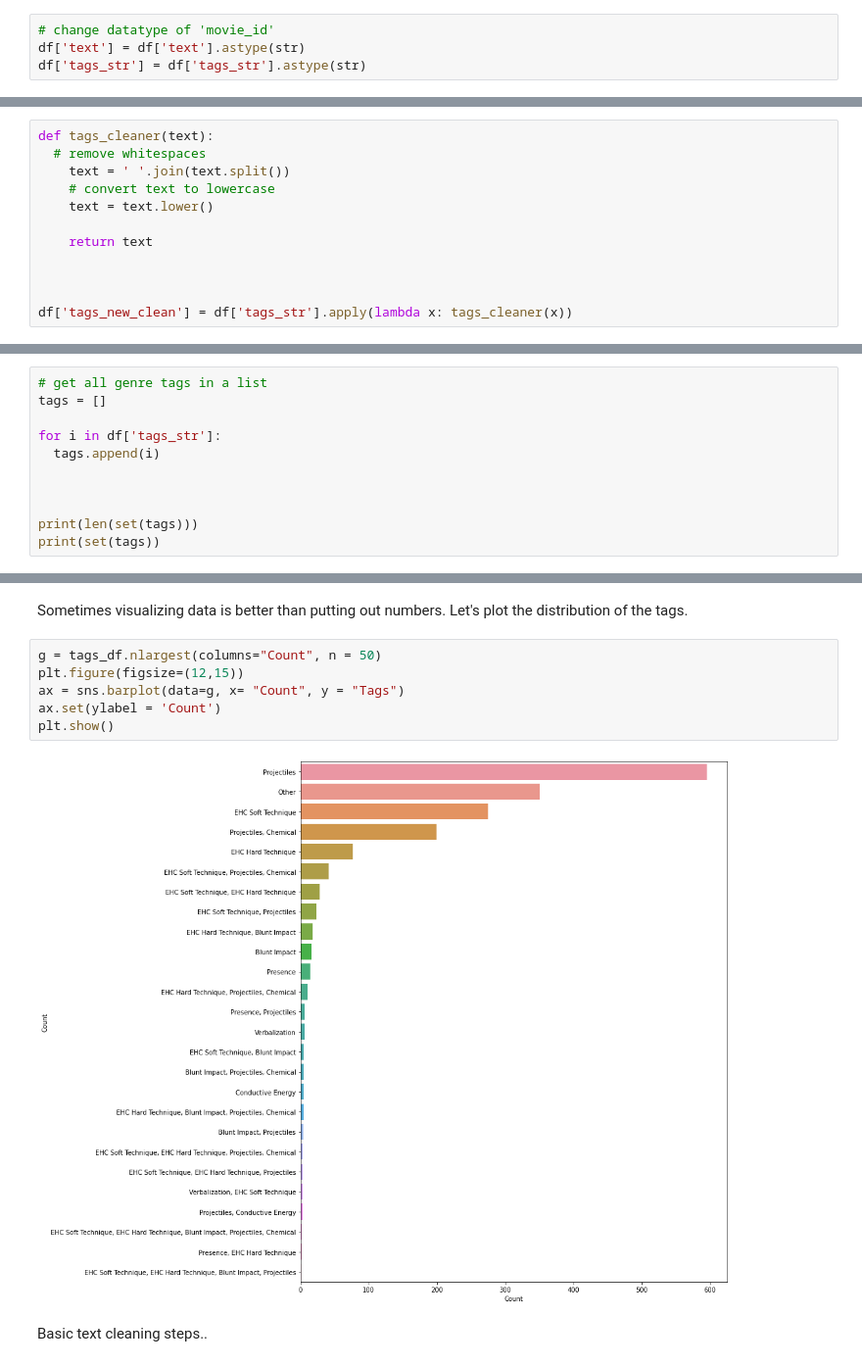
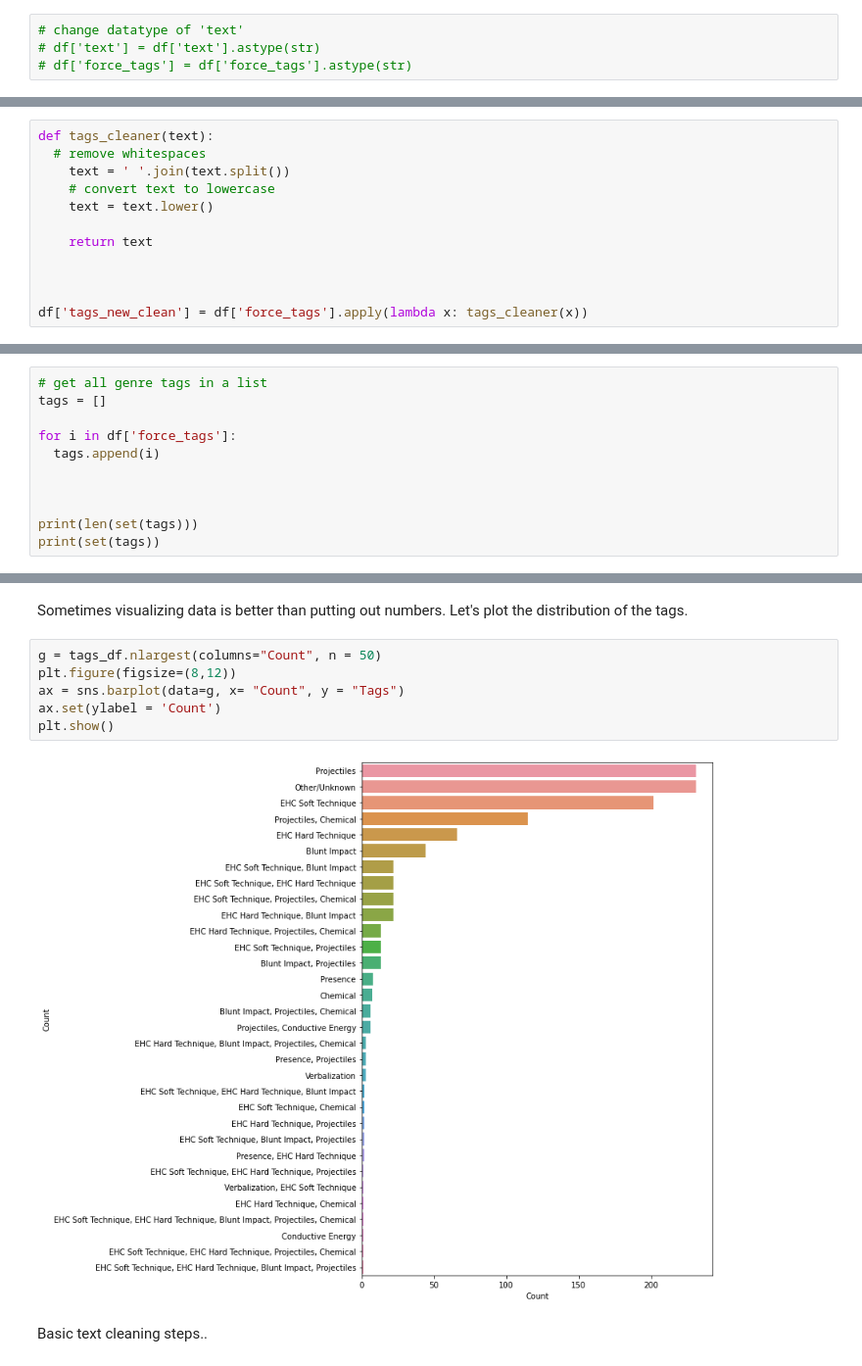
Before and after one commit to BloomTech-Labs/Labs25-Human_Rights_First-TeamC-DS, a Jupyter notebook: notebooks/Category_prediction.ipynb, the cells around one changed output, grey strips where cells are left out. Shown: that part at 98% size. Drawn from its saved outputs; the diff is of its cells as text.

Commit message:
FEAT/added pickle and cleaned target prediction text

```diff
--- a/notebooks/Category_prediction.ipynb
+++ b/notebooks/Category_prediction.ipynb
@@ -35,5 +35,5 @@ df.head()
 # %%
-# change datatype of 'movie_id'
-df['text'] = df['text'].astype(str)
-df['tags_str'] = df['tags_str'].astype(str)
+# change datatype of 'text'
+# df['text'] = df['text'].astype(str)
+# df['force_tags'] = df['force_tags'].astype(str)
 # %%
@@ -62,7 +62,7 @@ def tags_cleaner(text):
 
 
 
-df['tags_new_clean'] = df['tags_str'].apply(lambda x: tags_cleaner(x))
+df['tags_new_clean'] = df['force_tags'].apply(lambda x: tags_cleaner(x))
 # %%
 df['tags_new'] = df['tags_new_clean'].apply(lambda x: x.split(', '))
 df.tags_new
@@ -94,7 +94,7 @@ df.head(5)
 # get all genre tags in a list
 tags = []
 
-for i in df['tags_str']:
+for i in df['force_tags']:
   tags.append(i)
 
 
@@ -111,12 +111,12 @@ tags_df = pd.DataFrame({'Tags': list(tags.keys()), 'Count': list(tags.values())}
 Sometimes visualizing data is better than putting out numbers. Let's plot the distribution of the tags.
 # %%
 g = tags_df.nlargest(columns="Count", n = 50)
-plt.figure(figsize=(12,15))
+plt.figure(figsize=(8,12))
 ax = sns.barplot(data=g, x= "Count", y = "Tags")
 ax.set(ylabel = 'Count')
 plt.show()
 # %% [output]
-[figure, old version]
+[figure, new version]
 # %% [markdown]
  Basic text cleaning steps..
 # %%
```
Also changed, not shown: parts of 22 cells of this notebook.
